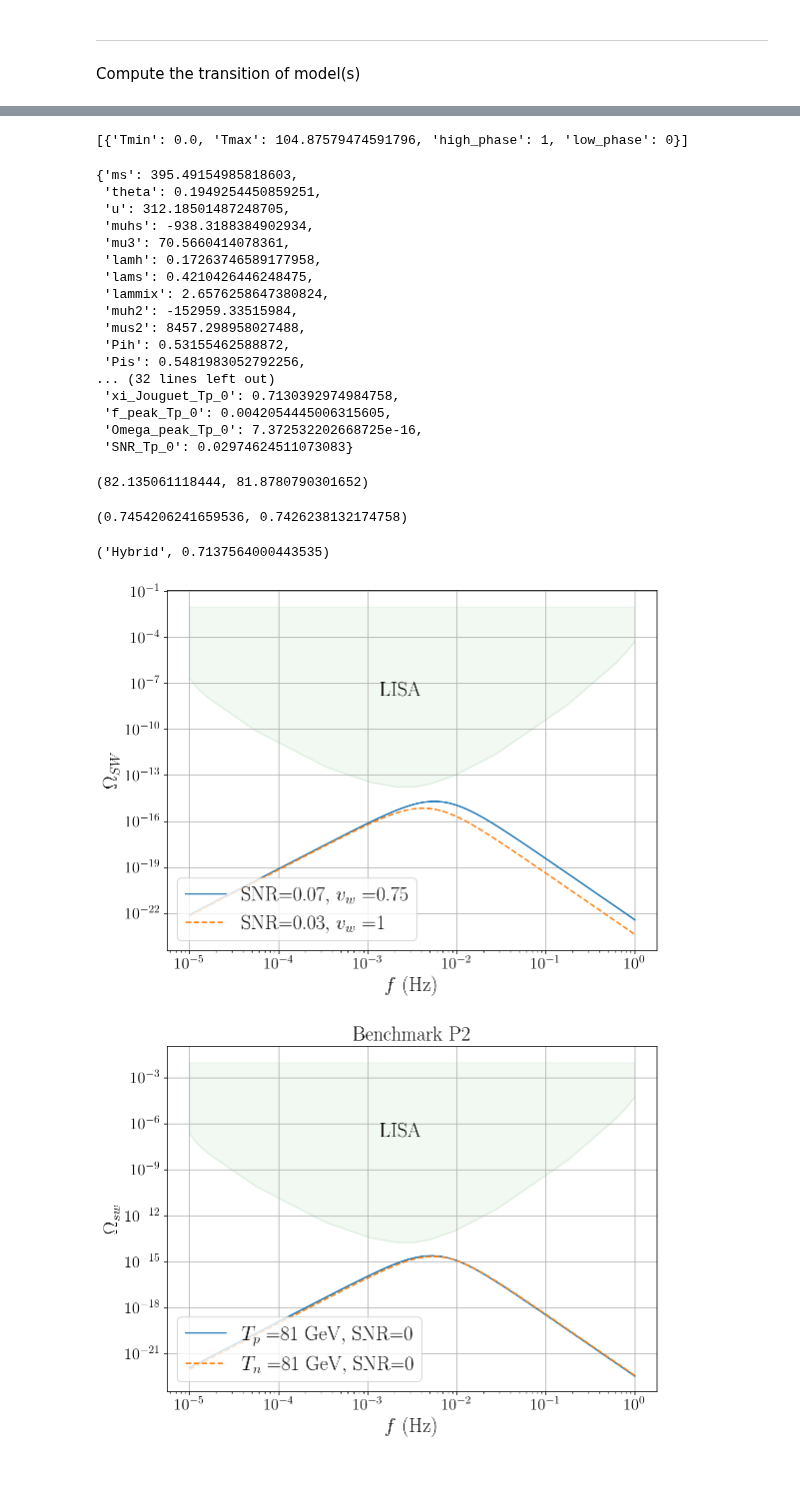
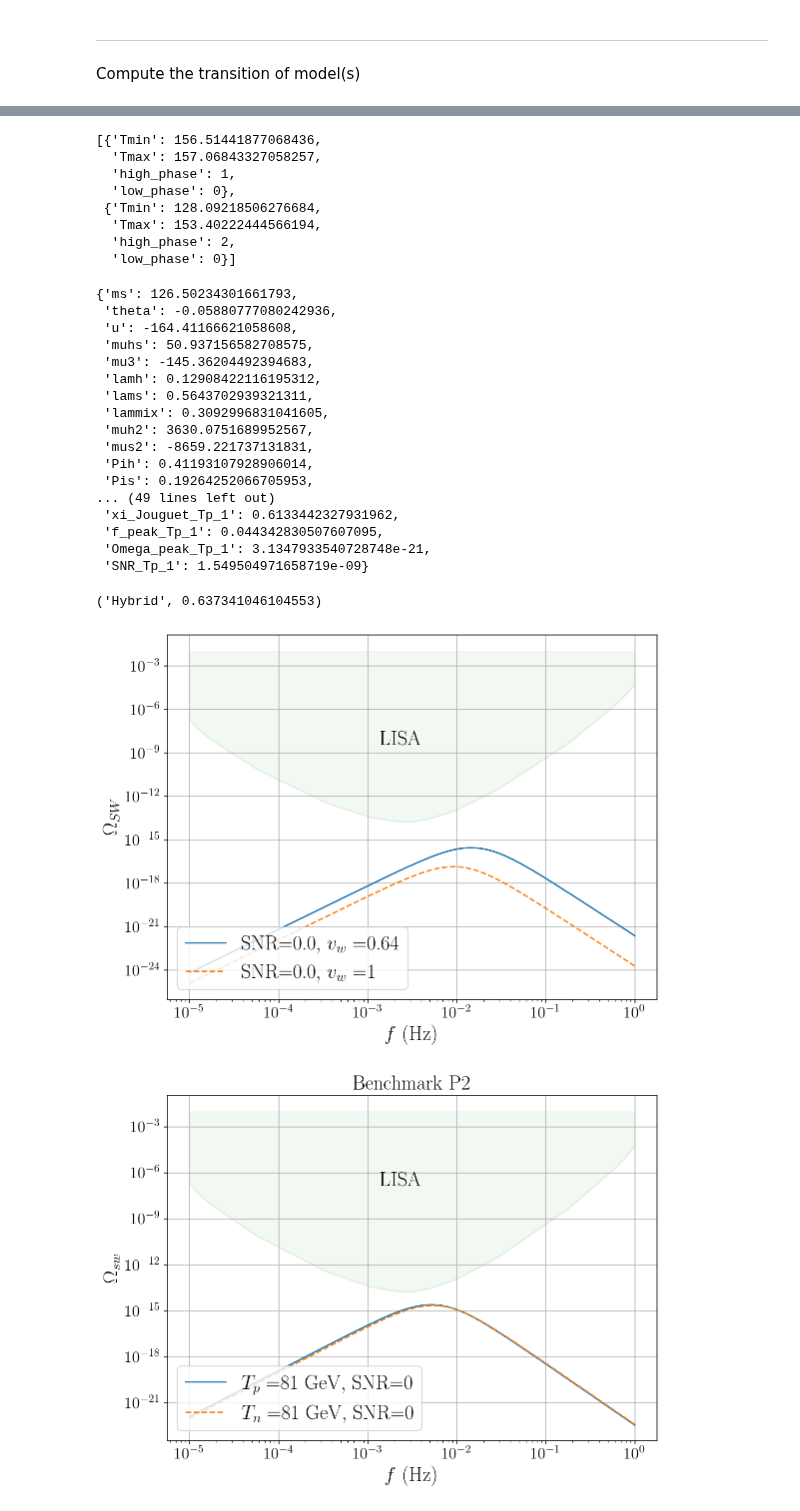
Before and after one commit to PB-316/Z_2breaking-PT-BAU, a Jupyter notebook: Percolation_Z2_breaking_On_Shell.ipynb, the cells around one changed output, grey strips where cells are left out. Saved outputs shown, nothing was run; the diff lists cells and outputs as text; code cells hidden in the pictures; blank space fills up the shorter version.

```diff
--- a/Percolation_Z2_breaking_On_Shell.ipynb
+++ b/Percolation_Z2_breaking_On_Shell.ipynb
@@ -768,8 +790,9 @@ def findTnuc():
 # %%
-
+df=pd.read_csv("SCANS/PERCOLATION/BAU_points_percolated_0.csv",index_col=[0])
+df=df[df.volume_shrinks_1==True]
 
 modi=np.random.randint(0,len(df))
-modi=-2
+modi=1
 print(modi)
 
 
@@ -986,24 +1035,31 @@ high_vev = [2.28590503e-06 2.45746106e+02]
 # %%
 nuc_dicts
 # %% [output]
-[{'Tmin': 0.0, 'Tmax': 104.87579474591796, 'high_phase': 1, 'low_phase': 0}]
+[{'Tmin': 156.51441877068436,
+  'Tmax': 157.06843327058257,
+  'high_phase': 1,
+  'low_phase': 0},
+ {'Tmin': 128.09218506276684,
+  'Tmax': 153.40222444566194,
+  'high_phase': 2,
+  'low_phase': 0}]
 # %%
 dict_out
 # %% [output]
-{'ms': 395.49154985818603,
- 'theta': 0.1949254450859251,
- 'u': 312.18501487248705,
- 'muhs': -938.3188384902934,
- 'mu3': 70.5660414078361,
- 'lamh': 0.17263746589177958,
- 'lams': 0.4210426446248475,
- 'lammix': 2.6576258647380824,
- 'muh2': -152959.33515984,
- 'mus2': 8457.298958027488,
- 'Pih': 0.53155462588872,
- 'Pis': 0.5481983052792256,
-... (32 lines left out)
- 'xi_Jouguet_Tp_0': 0.7130392974984758,
- 'f_peak_Tp_0': 0.0042054445006315605,
- 'Omega_peak_Tp_0': 7.372532202668725e-16,
- 'SNR_Tp_0': 0.02974624511073083}
+{'ms': 126.50234301661793,
+ 'theta': -0.05880777080242936,
+ 'u': -164.41166621058608,
+ 'muhs': 50.937156582708575,
+ 'mu3': -145.36204492394683,
+ 'lamh': 0.12908422116195312,
+ 'lams': 0.5643702939321311,
+ 'lammix': 0.3092996831041605,
+ 'muh2': 3630.0751689952567,
+ 'mus2': -8659.221737131831,
+ 'Pih': 0.41193107928906014,
+ 'Pis': 0.19264252066705953,
+... (49 lines left out)
+ 'xi_Jouguet_Tp_1': 0.6133442327931962,
+ 'f_peak_Tp_1': 0.044342830507607095,
+ 'Omega_peak_Tp_1': 3.1347933540728748e-21,
+ 'SNR_Tp_1': 1.549504971658719e-09}
@@ -1036,15 +1066,7 @@ dict_out
-# %%
-dict_out["Tnuc_0"],dict_out["Tp_0"]
-# %% [output]
-(82.135061118444, 81.8780790301652)
-# %%
-dict_out["vwall_Tp_0"],dict_out["vwall_0"]
-# %% [output]
-(0.7454206241659536, 0.7426238132174758)
 # %%
 df.iloc[modi].Type,df.iloc[modi].vw
 # %% [output]
-('Hybrid', 0.7137564000443535)
+('Hybrid', 0.637341046104553)
 # %%
 
 ###Obtained from
@@ -1052,7 +1074,7 @@ df.iloc[modi].Type,df.iloc[modi].vw
 #df=df[df.num_FOPT>1]
 
 
-Temp, alpha, beta, vel=dict_out["Tp_0"],dict_out["alpha_Tp_0"],dict_out["beta_Tp_0"],dict_out["vwall_Tp_0"]
+Temp, alpha, beta, vel=dict_out["Tp_0"],dict_out["alpha_Tp_0"],dict_out["beta_Tp_0"],df.iloc[modi].vw
 my_signal=GW_signal(Temp, alpha, beta, vel)
 SNR=SNR_GW(my_signal)
 Temp, alpha, beta, vel1=dict_out["Tp_0"],dict_out["alpha_Tp_0"],dict_out["beta_Tp_0"],1
@@ -1060,34 +1082,34 @@ my_signal_1=GW_signal(Temp, alpha, beta, vel1)
 SNR_1=SNR_GW(my_signal_1)
 
 thick_size=16
 label_size=20
 
 plt.plot(my_signal[0],my_signal[1],
          label= "SNR="+str(np.round(SNR,2))+", $v_w=$" +str(np.round(vel,2)))
 plt.plot(my_signal_1[0],my_signal_1[1],linestyle="--",
          label="SNR="+str(np.round(SNR_1,2))+ ", $v_w=$"+str(np.round(vel1,2)))
 plt.plot(LISA_curve.f,LISA_curve.Omega_lim,alpha=0.05,color="g")
 plt.fill_between(LISA_curve.f, LISA_curve.Omega_lim, 1e-2, alpha=0.05,color="g")
 plt.figtext(.5, .72, "LISA", fontsize=label_size)
 
 plt.xlabel("$f$ (Hz)",size=label_size)
 plt.ylabel("$\\Omega_{SW}$",size=label_size)
 plt.xscale("log")
 plt.yscale("log")
 plt.xticks(fontsize=thick_size)
 plt.yticks(fontsize=thick_size)
 plt.grid(True)
 plt.legend(loc="lower left",prop={'size': label_size})
 #plt.title("Benchmark P2",size=label_size)
 
 
 
 #plt.legend(prop={'size': label_size})
 plt.tight_layout()
 #plt.savefig('SCANS/bubble_PLOTS/GW_spectum_P2.pdf', dpi=300)
 plt.show()
 # %% [output]
-[figure, old version]
+[figure, new version]
 # %%
 Temp, alpha, beta, vel=dict_out["Tp_0"],dict_out["alpha_Tp_0"],dict_out["beta_Tp_0"],dict_out["vwall_Tp_0"]
 my_signal=GW_signal(Temp, alpha, beta, vel)
```
Also changed, not shown: parts of 6 cells of this notebook, 8 other files.
